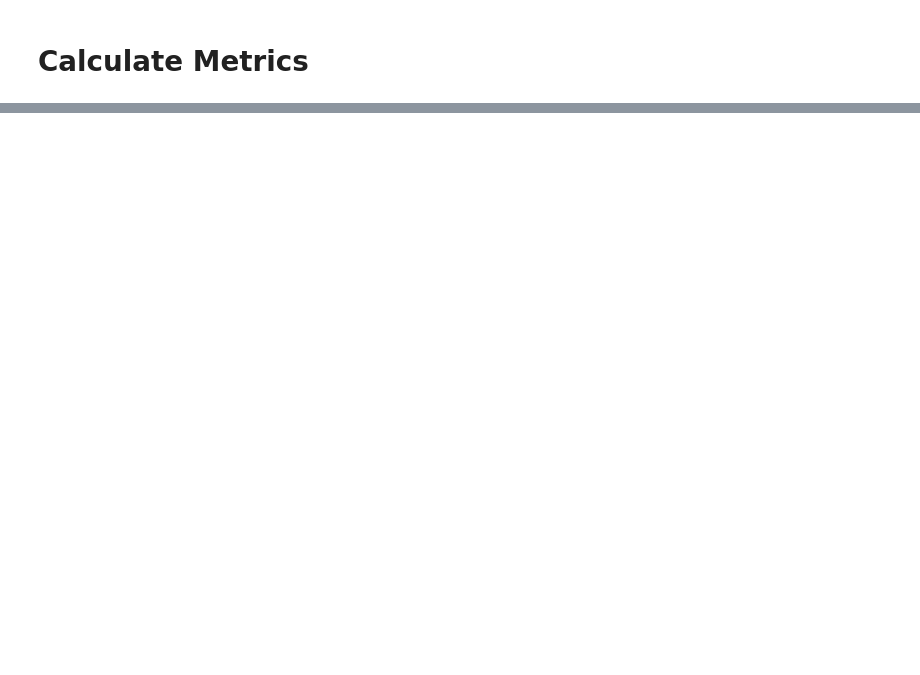
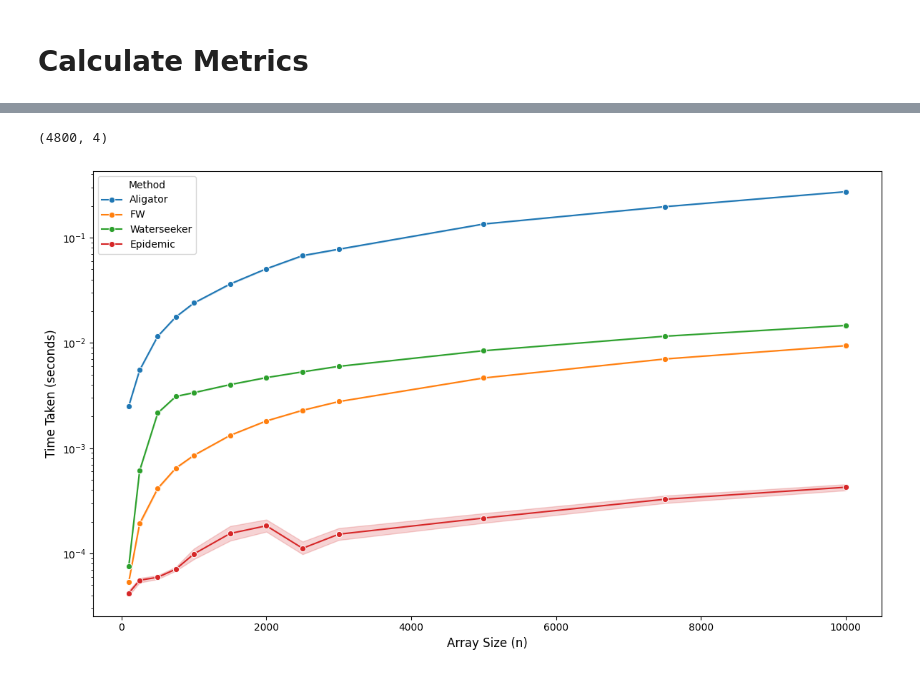
Before and after one commit to subroy13/WISER, a Jupyter notebook: scripts/wm_detection_v2.ipynb, the cells around one changed output, grey strips where cells are left out. Drawn from its saved outputs; the diff is of its cells as text; code cells hidden in the pictures; blank space fills up the shorter version.

Commit message:
feat: added time complexity figures

```diff
--- a/scripts/wm_detection_v2.ipynb
+++ b/scripts/wm_detection_v2.ipynb
@@ -175,11 +166,0 @@ plt.show()
-# %%
-def get_epidemic_intervals(x):
-    d = EpidemicDetector(vocab_size=vocab_size)
-    return d.detect(x, null_distn=null_distn, block_size=40, c = 2)
-
-# gumbel: block_size = 75, c = 2
-# inverse: block_size = 40, c = 2
-# red-green: block_size = 50, c = 1
-# pf: block_size = 30, c = 2
-
-get_summarized_results(data, get_epidemic_intervals)
@@ -204,11 +166,0 @@ Mean Time Taken: 0.006125967502593994
-# %%
-alpha = 0.25
-null_samples = null_distn((1000, ), vocab_size)
-threshold = np.quantile(null_samples, 1 - alpha)
-
-def get_aligator_intervals(x):
-    # calculate threshold based on 95\% quantile of null distribution
-    d = AligatorDetector(threshold=threshold)
-    return d.detect(np.array(x))
-
-get_summarized_results(data, get_aligator_intervals)
@@ -293,0 +340,24 @@ df1[['watermark', 'latex']]
+# %%
+print(timedf.shape)
+
+plt.figure(figsize=(12, 7))
+plot = sns.lineplot(
+    data=timedf,
+    x='n',
+    y='time',
+    hue='method',
+    marker='o',
+    errorbar=('ci', 95) # 'ci' shows the 95% confidence interval
+)
+
+# plot.set_xscale('log')  # plot in log scale
+plot.set_yscale('log')
+
+# plot.set_title('Method Performance vs. Array Size (n)', fontsize=16, weight='bold')
+plot.set_xlabel('Array Size (n)', fontsize=12)
+plot.set_ylabel('Time Taken (seconds)', fontsize=12)
+plt.legend(title='Method', fontsize=10)
+plt.tight_layout() # Adjust layout to make sure everything fits
+# %% [output]
+(4800, 4)
+[figure, added]
```
Also changed, not shown: parts of 18 cells of this notebook, 2 other files.
